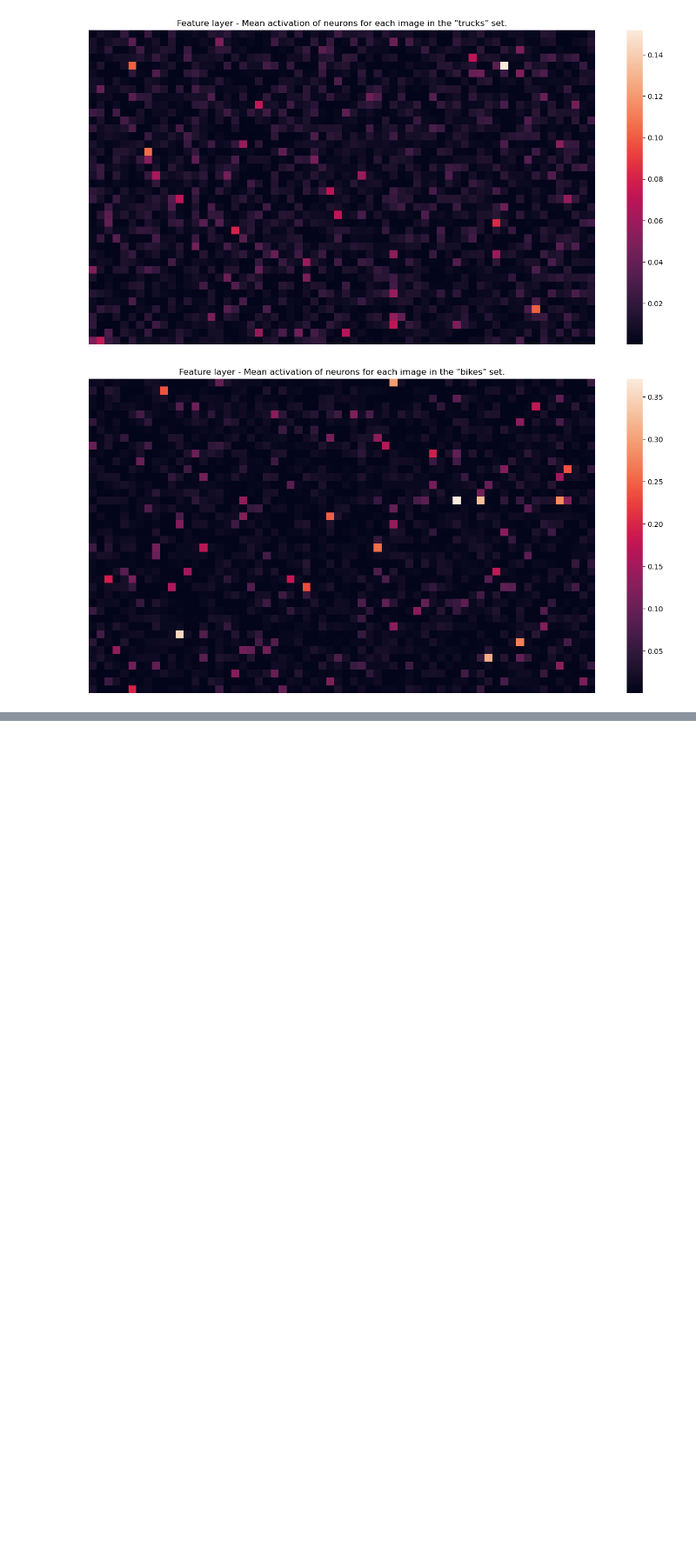
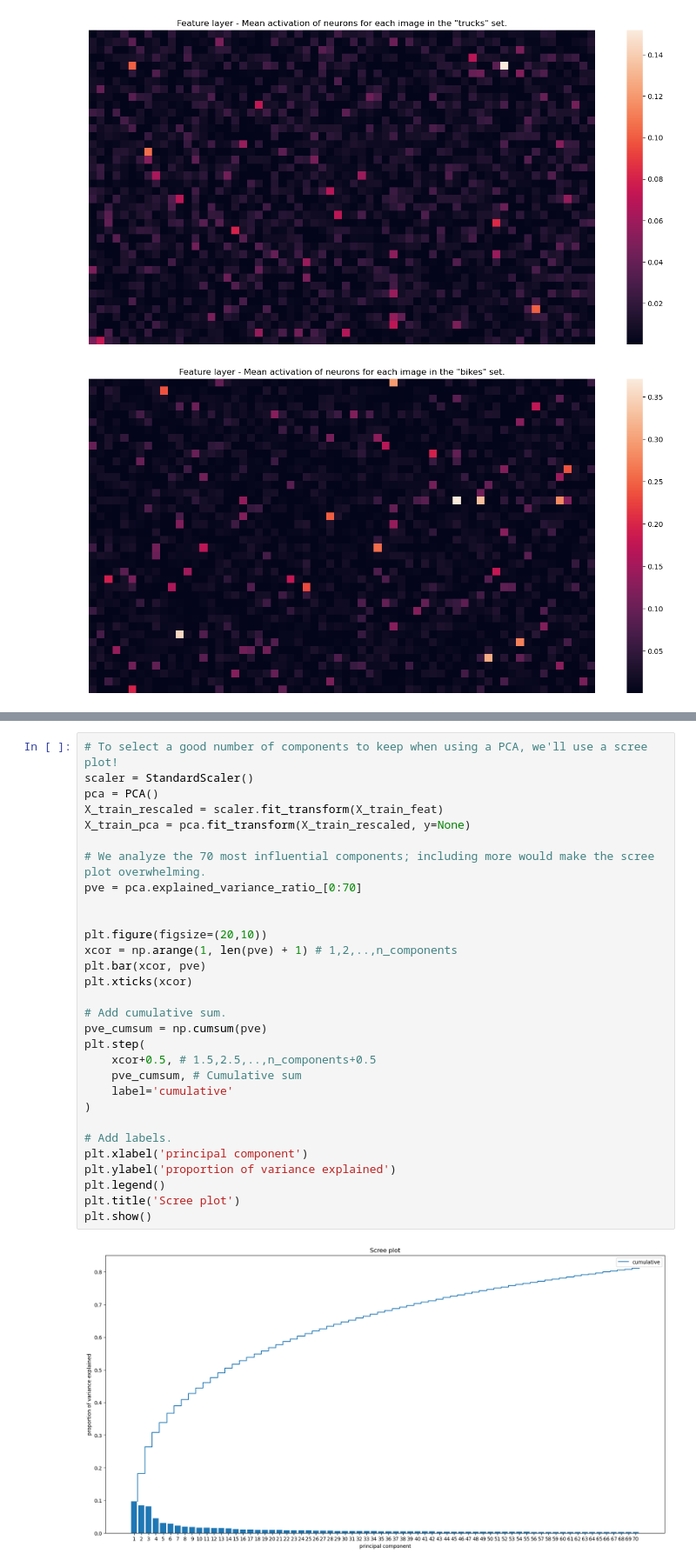
Before and after one commit to FlorianFasmeyer/transfer-learning, a Jupyter notebook: transfer-learning.ipynb, the cells around one changed output, grey strips where cells are left out. Shown at 87% size. Saved outputs shown, nothing was run; the diff lists cells and outputs as text; blank space fills up the shorter version.

```diff
--- a/transfer-learning.ipynb
+++ b/transfer-learning.ipynb
@@ -191,0 +249,32 @@ show_feature_map(X_train_feat[y_train == BIKE], 'bikes')
+# %%
+# To select a good number of components to keep when using a PCA, we'll use a scree plot!
+scaler = StandardScaler()
+pca = PCA()
+X_train_rescaled = scaler.fit_transform(X_train_feat)
+X_train_pca = pca.fit_transform(X_train_rescaled, y=None)
+
+# We analyze the 70 most influential components; including more would make the scree plot overwhelming.
+pve = pca.explained_variance_ratio_[0:70]
+
+
+plt.figure(figsize=(20,10))
+xcor = np.arange(1, len(pve) + 1) # 1,2,..,n_components
+plt.bar(xcor, pve)
+plt.xticks(xcor)
+
+# Add cumulative sum.
+pve_cumsum = np.cumsum(pve)
+plt.step(
+    xcor+0.5, # 1.5,2.5,..,n_components+0.5
+    pve_cumsum, # Cumulative sum
+    label='cumulative'
+)
+
+# Add labels.
+plt.xlabel('principal component')
+plt.ylabel('proportion of variance explained')
+plt.legend()
+plt.title('Scree plot')
+plt.show()
+# %% [output]
+[figure, added]
```
Also changed, not shown: parts of 10 cells of this notebook.
